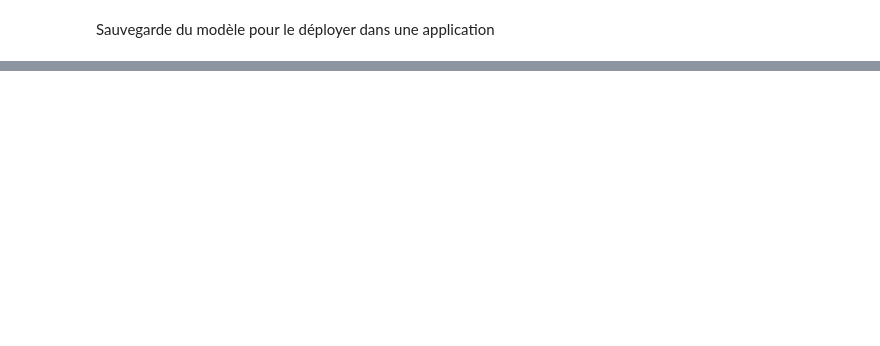
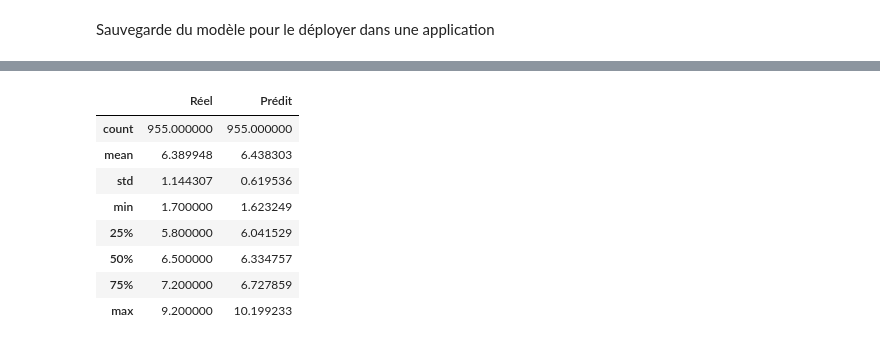
Before and after one commit to AntoanetaStoyanova/PROJECT-IMBD, a Jupyter notebook: modelprediction.ipynb, the cells around one changed output, grey strips where cells are left out. Drawn from its saved outputs; the diff is of its cells as text; code cells hidden in the pictures; blank space fills up the shorter version.

```diff
--- a/modelprediction.ipynb
+++ b/modelprediction.ipynb
@@ -122,0 +144,5 @@ modele_charge = load('modeleIMDB.joblib')
+# %%
+
+# Comparer les valeurs réelles et prédites
+df_predictions = pd.DataFrame({'Réel': y_test, 'Prédit': y_pred})
+print(df_predictions)
@@ -122,0 +202,12 @@ modele_charge = load('modeleIMDB.joblib')
+# %%
+df_predictions.describe()
+# %% [output]
+|  | Réel | Prédit |
+| count | 955.000000 | 955.000000 |
+| mean | 6.389948 | 6.438303 |
+| std | 1.144307 | 0.619536 |
+| min | 1.700000 | 1.623249 |
+| 25% | 5.800000 | 6.041529 |
+| 50% | 6.500000 | 6.334757 |
+| 75% | 7.200000 | 6.727859 |
+| max | 9.200000 | 10.199233 |
```
Also changed, not shown: parts of 19 cells of this notebook.
